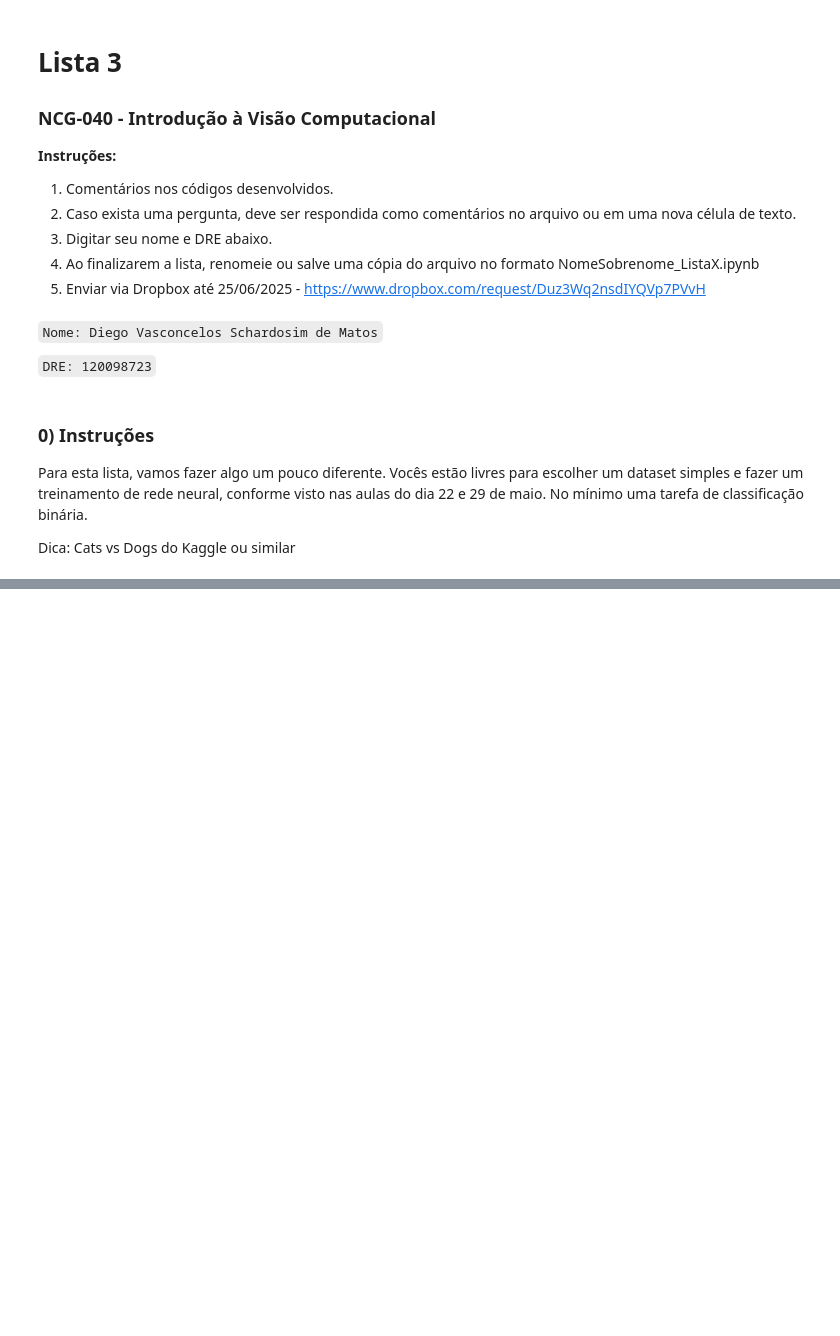
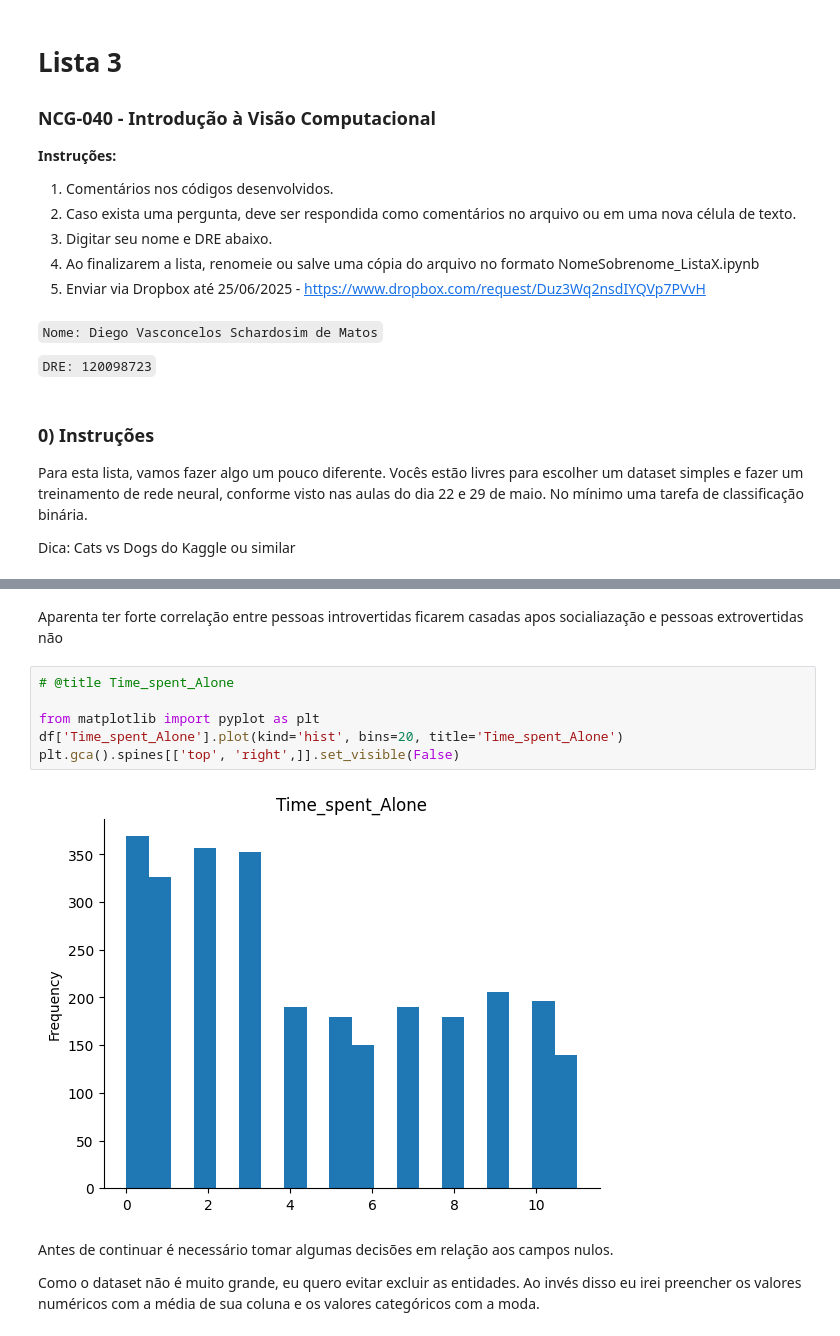
Before and after one commit to diegomatos321/UFRJ-Laboratorios, a Jupyter notebook: visao-computacional-2025-01/visao-computacional-lista3.ipynb, the cells around one changed output, grey strips where cells are left out. Saved outputs shown, nothing was run; the diff lists cells and outputs as text; blank space fills up the shorter version.

```diff
--- a/visao-computacional-2025-01/visao-computacional-lista3.ipynb
+++ b/visao-computacional-2025-01/visao-computacional-lista3.ipynb
@@ -21,0 +106,14 @@ Dica: Cats vs Dogs do Kaggle ou similar
+# %% [markdown]
+Aparenta ter forte correlação entre pessoas introvertidas ficarem casadas apos socialiazação e pessoas extrovertidas não
+# %%
+# @title Time_spent_Alone
+
+from matplotlib import pyplot as plt
+df['Time_spent_Alone'].plot(kind='hist', bins=20, title='Time_spent_Alone')
+plt.gca().spines[['top', 'right',]].set_visible(False)
+# %% [output]
+[figure, added]
+# %% [markdown]
+Antes de continuar é necessário tomar algumas decisões em relação aos campos nulos.
+
+Como o dataset não é muito grande, eu quero evitar excluir as entidades. Ao invés disso eu irei preencher os valores numéricos com a média de sua coluna e os valores categóricos com a moda.
```
Also changed, not shown: parts of 25 cells of this notebook, 1 other file.
